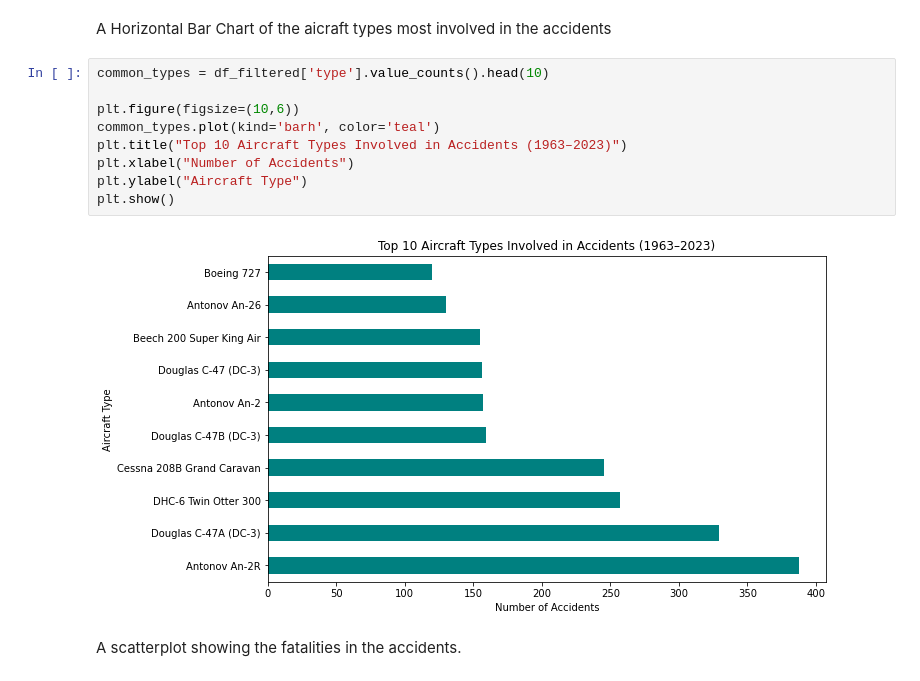
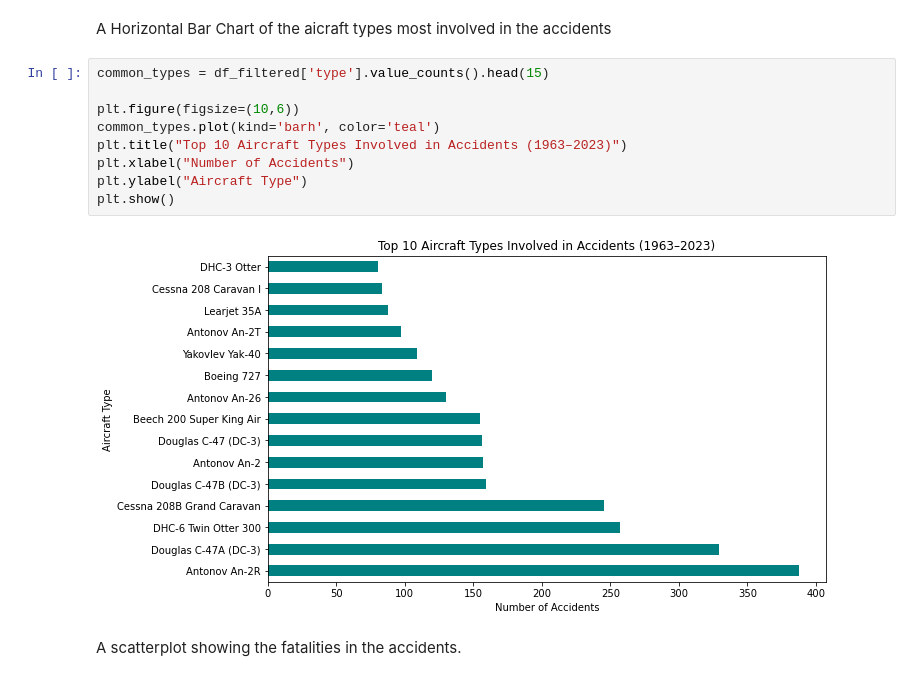
Before and after one commit to maryannngongi/Phase_1_Project, a Jupyter notebook: index.ipynb, the cells around one changed output. Drawn from its saved outputs; the diff is of its cells as text.

```diff
--- a/index.ipynb
+++ b/index.ipynb
@@ -254,16 +236,16 @@ plt.show()
 # %% [markdown]
 A Horizontal Bar Chart of the aicraft types most involved in the accidents
 # %%
-common_types = df_filtered['type'].value_counts().head(10)
+common_types = df_filtered['type'].value_counts().head(15)
 
 plt.figure(figsize=(10,6))
 common_types.plot(kind='barh', color='teal')
 plt.title("Top 10 Aircraft Types Involved in Accidents (1963–2023)")
 plt.xlabel("Number of Accidents")
 plt.ylabel("Aircraft Type")
 plt.show()
 # %% [output]
-[figure, old version]
+[figure, new version]
 # %% [markdown]
 A scatterplot showing the fatalities in the accidents.
 # %%
```
Also changed, not shown: parts of 2 cells of this notebook, 1 other file.
